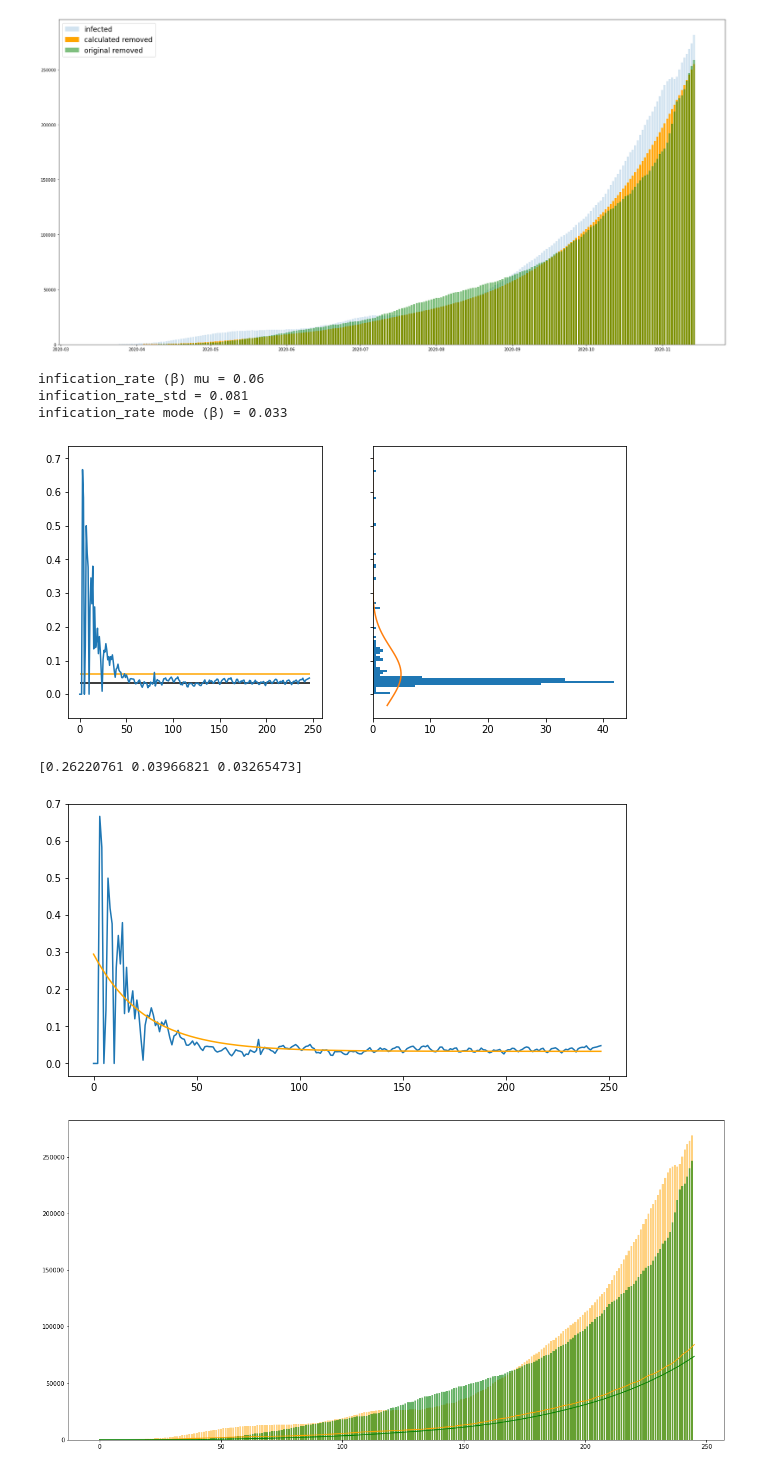
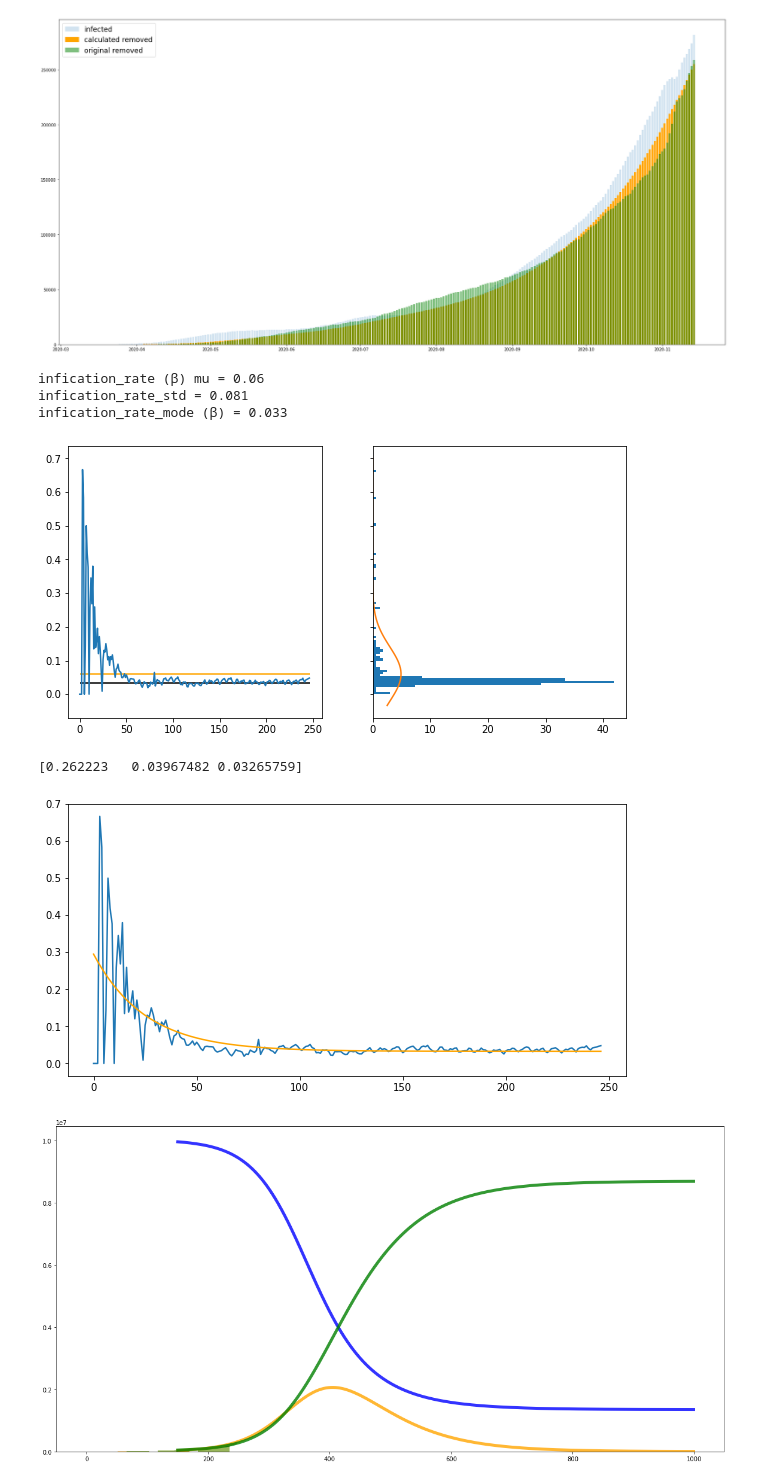
Before and after one commit to FelisLynx/corona_predictor, a Jupyter notebook: corona_predictor_SIR.ipynb, the cells around one changed output. Drawn from its saved outputs; the diff is of its cells as text; code cells hidden in the pictures.

Commit message:
add reference plots to SIR, debug state

```diff
--- a/corona_predictor_SIR.ipynb
+++ b/corona_predictor_SIR.ipynb
@@ -169,8 +169,8 @@ fig, (ax1, ax2) = plt.subplots(1, 2, sharey=True)
 ax1.plot(infication_rate_arr)
 a = ax2.hist(infication_rate_arr, bins=100, density=True, orientation="horizontal")
 max_pos = [i for i, j in enumerate(a[0]) if j == max(a[0])][0]
-mode = a[1][max_pos]
-print("infication_rate mode (β) =", round(mode, 3))
+infication_rate_mode = a[1][max_pos]
+print("infication_rate_mode (β) =", round(infication_rate_mode, 3))
 
 ax1.hlines(mode, 0, len(infication_rate_arr))
 ax1.hlines(infication_rate, 0, len(infication_rate_arr), color="orange")
@@ -184,7 +184,7 @@ plt.show()
 # %% [output]
 infication_rate (β) mu = 0.06
 infication_rate_std = 0.081
-infication_rate mode (β) = 0.033
+infication_rate_mode (β) = 0.033
 [figure]
 # %%
 #approximate B as a function of time
@@ -197,7 +197,8 @@ x = np.arange(len(infication_rate_arr))
 inf_r_opt_coef, pcov = curve_fit(infication_rate_of_time,
                                  x,
                                  infication_rate_arr,
-                                 bounds=([0, 0, mode-0.1], [1., 1., mode+0.1]))
+                                 bounds=([0, 0, 0],
+                                         [1., 1., infication_rate_mode*3]))
 print(inf_r_opt_coef)
 
 inf_r_opt_curve = infication_rate_of_time(x, *inf_r_opt_coef)
@@ -210,35 +211,65 @@ plt.plot(inf_r_opt_curve, color="orange")
 
 plt.show()
 # %% [output]
-[0.26220761 0.03966821 0.03265473]
+[0.262223   0.03967482 0.03265759]
 [figure]
 # %%
 #reproduction_rate = estim_infication_rate / estim_removal_rate
 #print("reproduction_rate =", reproduction_rate)
 
-I = [confirmed[0]]
+#starting on the edge is very unstable
+start_day = 150
+days = np.arange(1000)
+days_slice = days[start_day:]
+
+#reference SIR to check our model
+Ir = [infected[start_day]]
+Sr = [Nation-I[0]]
+Rr = [removed[start_day]]
+
+#calculated SIR based on approximated coefficients
+I = [infected[start_day]]
 S = [Nation-I[0]]
-R = [0]
-days = np.arange(245)
+R = [removed[start_day]]
 
-for t in days:
-    dr = int(removal_rate*I[-1])
+#DEBUG!!!!!
+inf_r_opt_coef[2]=0.0405
+
+for t in days_slice:
+    if t<len(removal_rate_arr):
+        dr = int(removal_rate_arr[t]*Ir[-1])
+        ds = math.ceil((infication_rate_arr[t]) * Sr[-1] * Ir[-1] / Nation)
+
+        Sr.append(Sr[-1] - ds)
+        Ir.append(Ir[-1] + ds - dr)
+        Rr.append(Rr[-1] + dr)
+
+
+    dr = int(removal_rate * I[-1])
     ds = math.ceil((infication_rate_of_time(t, *inf_r_opt_coef)) * S[-1] * I[-1] / Nation)
-    #ds = math.ceil((infication_rate_arr[t]) * S[-1] * I[-1] / Nation)
+
     S.append(S[-1] - ds)
     I.append(I[-1] + ds - dr)
     R.append(R[-1] + dr)
+
+
 
 plt.rcParams["figure.figsize"] = [20,10]
 fig = plt.figure()
 
 #plt.plot(S)
-plt.plot(I, color="orange")
-plt.plot(R, color="green")
+plt.bar(days[:len(infected[:len(days)])], infected[:len(days)], color="orange", alpha=0.4)
+plt.bar(days[:len(removed[:len(days)])], removed[:len(days)], color="green", alpha=0.4)
 
-plt.bar(days[:len(infected[:len(days)])], infected[:len(days)], color="orange", alpha=0.5)
-plt.bar(days[:len(removed[:len(days)])], removed[:len(days)], color="green", alpha=0.6)
+plt.plot(days_slice[:len(Ir)], Ir, color="black", alpha=0.45)
+plt.plot(days_slice[:len(Rr)], Rr, color="black", alpha=0.45)
+
+plt.plot(days_slice, S[:-1], color="blue", lw=5., alpha=0.8)
+plt.plot(days_slice, I[:-1], color="orange", lw=5., alpha=0.8)
+plt.plot(days_slice, R[:-1], color="green", lw=5., alpha=0.8)
+
+
 
 plt.show()
 # %% [output]
-[figure, old version]
+[figure, new version]
```
Also changed, not shown: parts of 1 cell of this notebook.
